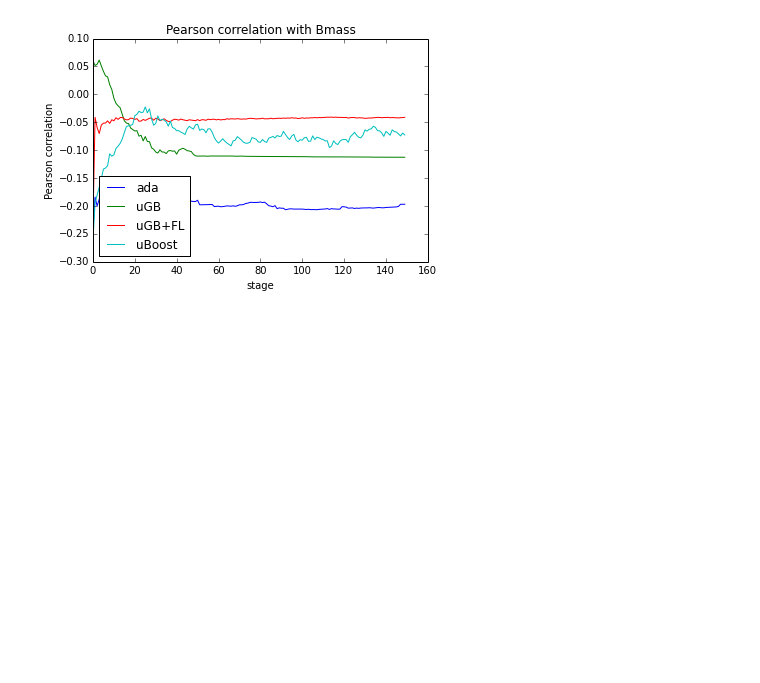
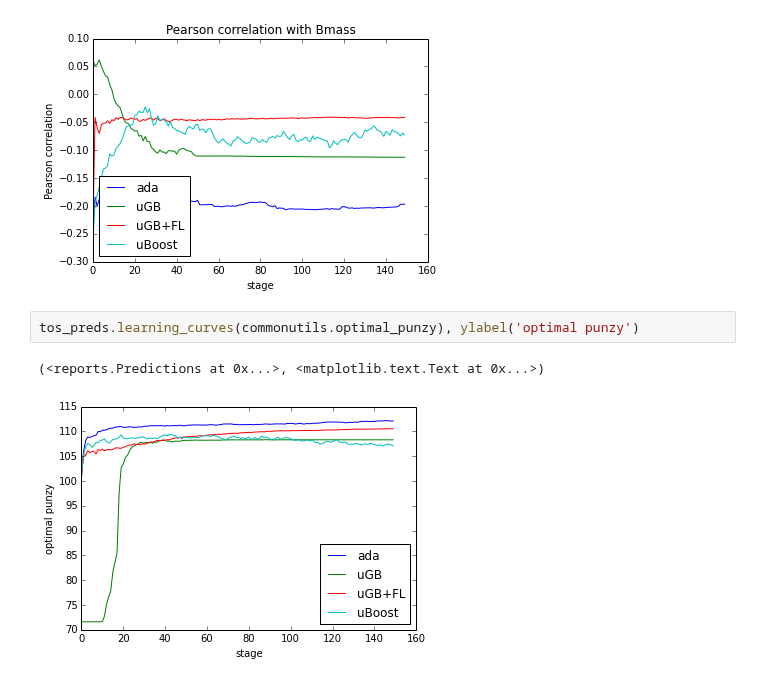
Before and after one commit to anaderi/lhcb_trigger_ml, a Jupyter notebook: IPythonWorkflow/Analysis_KsIntoMuMu.ipynb, the cells around one changed output. Drawn from its saved outputs; the diff is of its cells as text; blank space fills up the shorter version.

```diff
--- a/IPythonWorkflow/Analysis_KsIntoMuMu.ipynb
+++ b/IPythonWorkflow/Analysis_KsIntoMuMu.ipynb
@@ -181,3 +186,8 @@ tos_preds.correlation_curves(var_name='Bmass', center=497.614)
 # %% [output]
 <reports.Predictions at 0x...>
 [figure]
+# %%
+tos_preds.learning_curves(commonutils.optimal_punzy), ylabel('optimal punzy')
+# %% [output]
+(<reports.Predictions at 0x...>, <matplotlib.text.Text at 0x...>)
+[figure, added]
```
Also changed, not shown: parts of 1 cell of this notebook.
